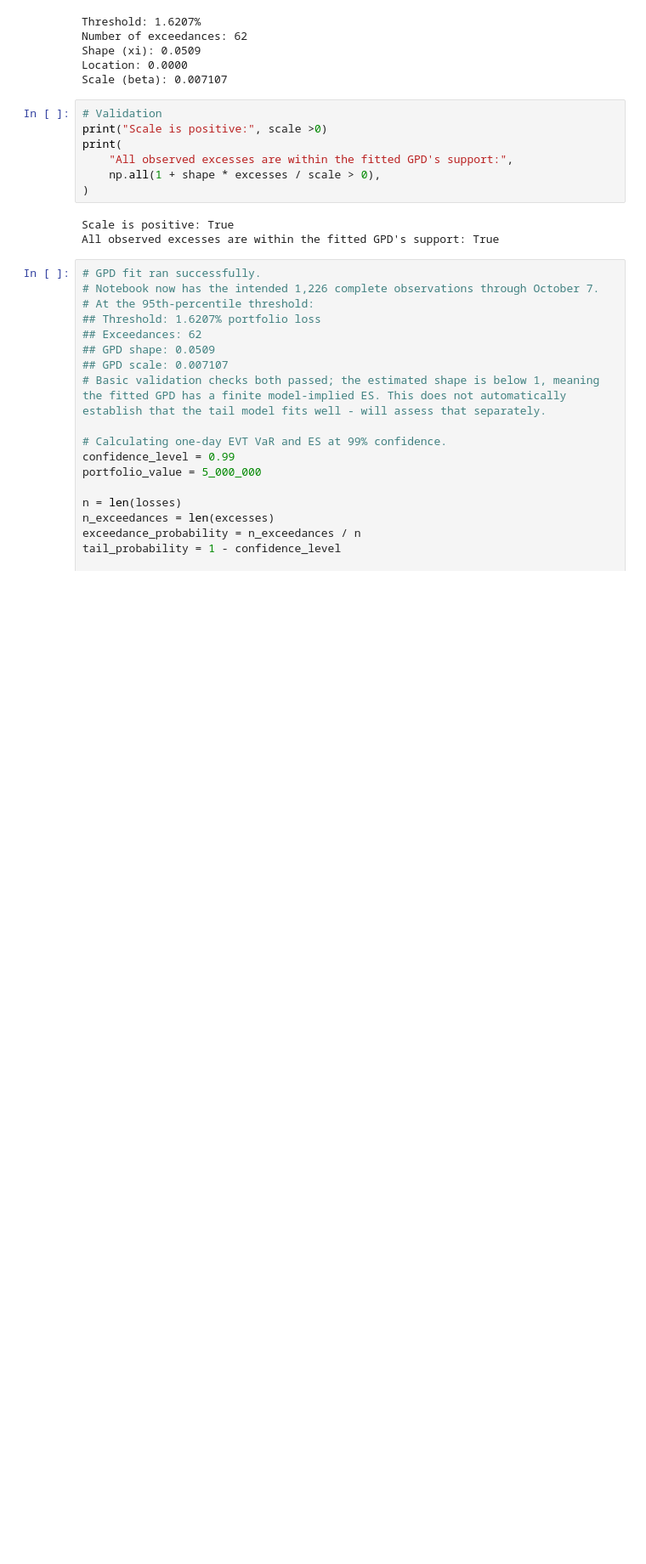
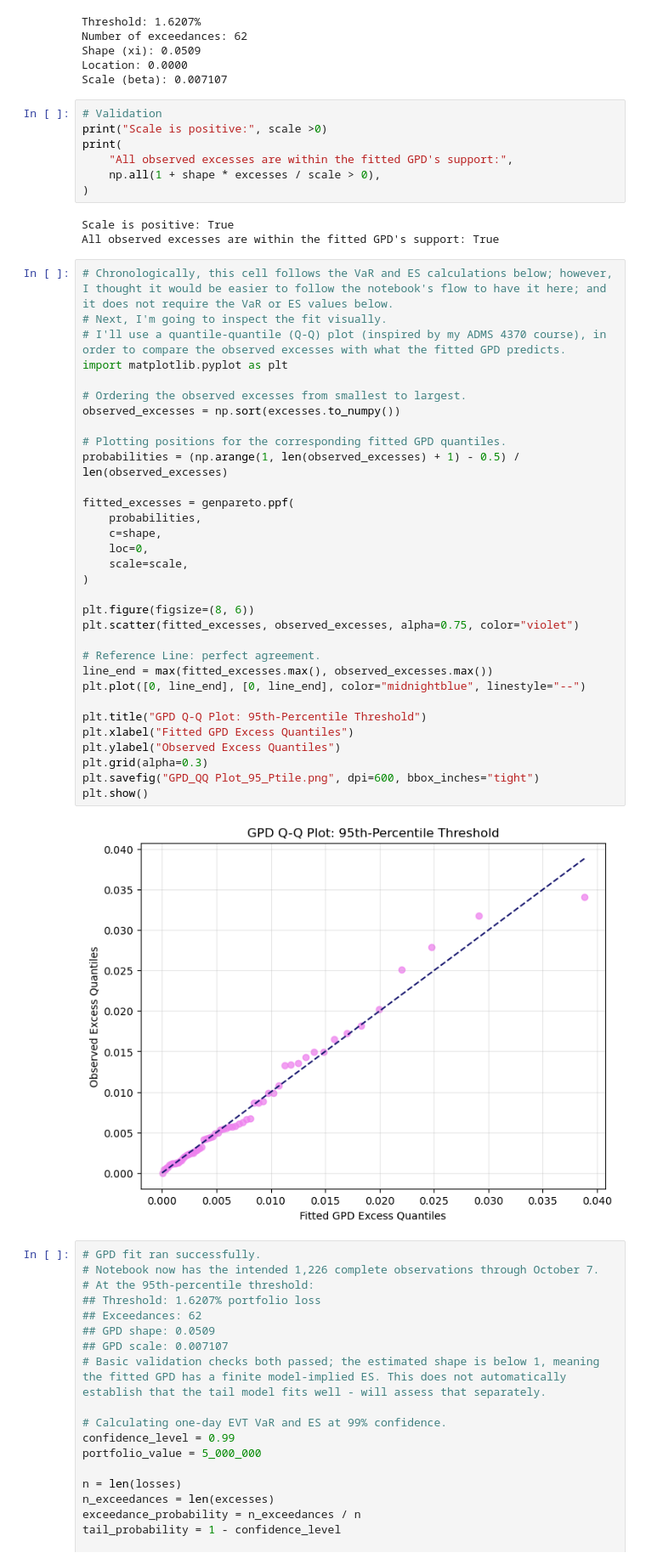
Before and after one commit to ZakariyaAsif/adms-4509-group2-term-project, a Jupyter notebook: src/evt_notebook.ipynb, the cells around one changed output. Shown at 85% size. Saved outputs shown, nothing was run; the diff lists cells and outputs as text; blank space fills up the shorter version.

Commit message:
Update 3
Added a Q-Q plot.

```diff
--- a/src/evt_notebook.ipynb
+++ b/src/evt_notebook.ipynb
@@ -309,6 +309,40 @@ print(
 # %% [output]
 Scale is positive: True
 All observed excesses are within the fitted GPD's support: True
+# %%
+# Chronologically, this cell follows the VaR and ES calculations below; however, I thought it would be easier to follow the notebook's flow to have it here; and it does not require the VaR or ES values below.
+# Next, I'm going to inspect the fit visually.
+# I'll use a quantile-quantile (Q-Q) plot (inspired by my ADMS 4370 course), in order to compare the observed excesses with what the fitted GPD predicts.
+import matplotlib.pyplot as plt
+
+# Ordering the observed excesses from smallest to largest.
+observed_excesses = np.sort(excesses.to_numpy())
+
+# Plotting positions for the corresponding fitted GPD quantiles.
+probabilities = (np.arange(1, len(observed_excesses) + 1) - 0.5) / len(observed_excesses)
+
+fitted_excesses = genpareto.ppf(
+    probabilities,
+    c=shape,
+    loc=0,
+    scale=scale,
+)
+
+plt.figure(figsize=(8, 6))
+plt.scatter(fitted_excesses, observed_excesses, alpha=0.75, color="violet")
+
+# Reference Line: perfect agreement.
+line_end = max(fitted_excesses.max(), observed_excesses.max())
+plt.plot([0, line_end], [0, line_end], color="midnightblue", linestyle="--")
+
+plt.title("GPD Q-Q Plot: 95th-Percentile Threshold")
+plt.xlabel("Fitted GPD Excess Quantiles")
+plt.ylabel("Observed Excess Quantiles")
+plt.grid(alpha=0.3)
+plt.savefig("GPD_QQ Plot_95_Ptile.png", dpi=600, bbox_inches="tight")
+plt.show()
+# %% [output]
+[figure, added]
 # %%
 # GPD fit ran successfully.
 # Notebook now has the intended 1,226 complete observations through October 7.
```
Also changed, not shown: parts of 1 cell of this notebook, 1 other file.
